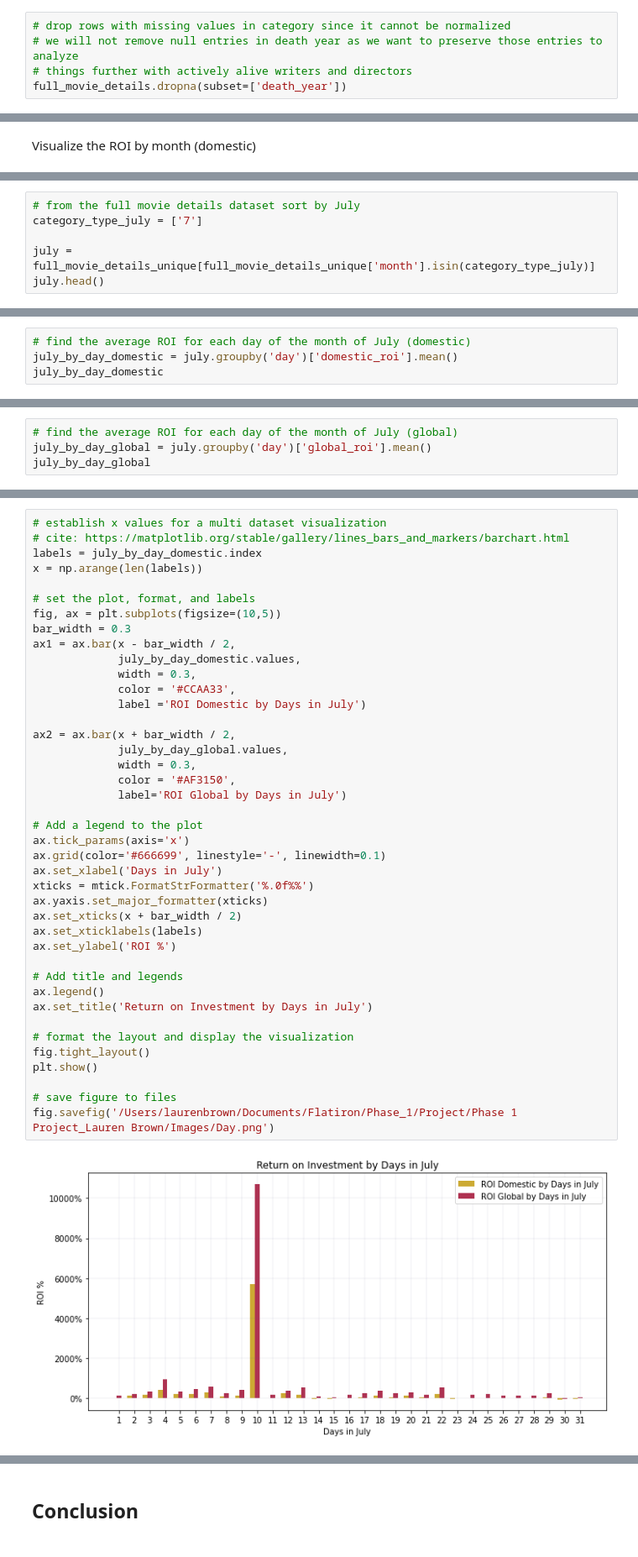
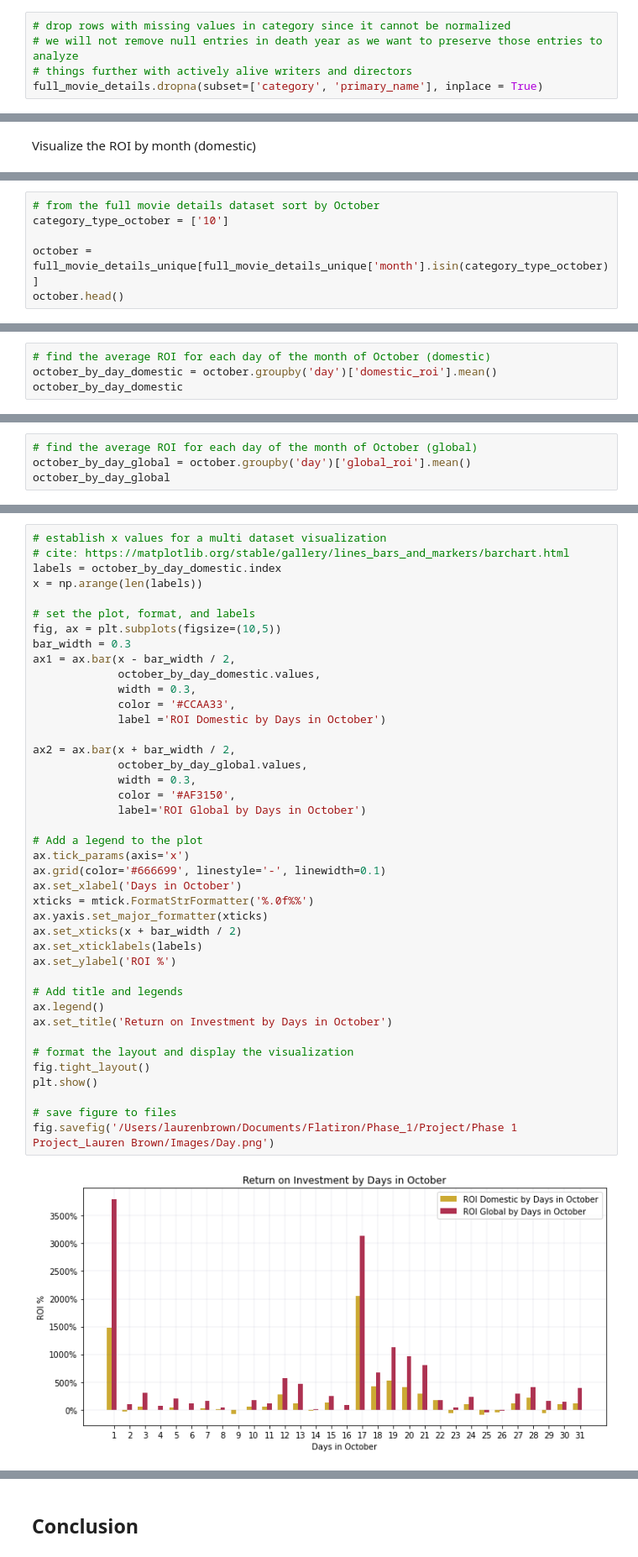
Before and after one commit to LaurenElaine/dsc-phase-1-project-v2-4, a Jupyter notebook: Microsoft Movie Studio Recommendations.ipynb, the cells around one changed output, grey strips where cells are left out. Shown at 84% size. Cells and saved outputs as stored; diff of their text form.

```diff
--- a/Microsoft Movie Studio Recommendations.ipynb
+++ b/Microsoft Movie Studio Recommendations.ipynb
@@ -819,4 +819,4 @@ full_movie_details.drop(columns = ['primary_title', 'start_year', 'averagerating
 # drop rows with missing values in category since it cannot be normalized
 # we will not remove null entries in death year as we want to preserve those entries to analyze
 # things further with actively alive writers and directors
-full_movie_details.dropna(subset=['death_year'])
+full_movie_details.dropna(subset=['category', 'primary_name'], inplace = True)
@@ -2611,8 +2603,8 @@ As we can see from the analysis above, that July has prevailed as the most profi
 # %%
-# from the full movie details dataset sort by July
-category_type_july = ['7']
+# from the full movie details dataset sort by October
+category_type_october = ['10']
 
-july = full_movie_details_unique[full_movie_details_unique['month'].isin(category_type_july)]
-july.head()
+october = full_movie_details_unique[full_movie_details_unique['month'].isin(category_type_october)]
+october.head()
 # %% [output]
 |  | id | release_date | movie | production_budget | domestic_gross | worldwide_gross | death_year | ... |
@@ -2624,6 +2616,6 @@ july.head()
 # %%
-# find the average ROI for each day of the month of July (domestic)
-july_by_day_domestic = july.groupby('day')['domestic_roi'].mean()
-july_by_day_domestic
+# find the average ROI for each day of the month of October (domestic)
+october_by_day_domestic = october.groupby('day')['domestic_roi'].mean()
+october_by_day_domestic
 # %% [output]
 day
@@ -2645,7 +2637,7 @@ day
 Name: domestic_roi, dtype: float64
 # %%
-# find the average ROI for each day of the month of July (global)
-july_by_day_global = july.groupby('day')['global_roi'].mean()
-july_by_day_global
+# find the average ROI for each day of the month of October (global)
+october_by_day_global = october.groupby('day')['global_roi'].mean()
+october_by_day_global
 # %% [output]
 day
@@ -2668,46 +2662,46 @@ Name: global_roi, dtype: float64
 # %%
 # establish x values for a multi dataset visualization
 # cite: https://matplotlib.org/stable/gallery/lines_bars_and_markers/barchart.html
-labels = july_by_day_domestic.index
+labels = october_by_day_domestic.index
 x = np.arange(len(labels))
 
 # set the plot, format, and labels
 fig, ax = plt.subplots(figsize=(10,5))
 bar_width = 0.3
 ax1 = ax.bar(x - bar_width / 2,
-             july_by_day_domestic.values,
+             october_by_day_domestic.values,
              width = 0.3,
              color = '#CCAA33',
-             label ='ROI Domestic by Days in July')
+             label ='ROI Domestic by Days in October')
 
 ax2 = ax.bar(x + bar_width / 2,
-             july_by_day_global.values,
+             october_by_day_global.values,
              width = 0.3,
              color = '#AF3150',
-             label='ROI Global by Days in July')
+             label='ROI Global by Days in October')
 
 # Add a legend to the plot
 ax.tick_params(axis='x')
 ax.grid(color='#666699', linestyle='-', linewidth=0.1)
-ax.set_xlabel('Days in July')
+ax.set_xlabel('Days in October')
 xticks = mtick.FormatStrFormatter('%.0f%%')
 ax.yaxis.set_major_formatter(xticks)
 ax.set_xticks(x + bar_width / 2)
 ax.set_xticklabels(labels)
 ax.set_ylabel('ROI %')
 
 # Add title and legends
 ax.legend()
-ax.set_title('Return on Investment by Days in July')
+ax.set_title('Return on Investment by Days in October')
 
 # format the layout and display the visualization
 fig.tight_layout()
 plt.show()
 
 # save figure to files
 fig.savefig('/Users/laurenbrown/Documents/Flatiron/Phase_1/Project/Phase 1 Project_Lauren Brown/Images/Day.png')
 # %% [output]
-[figure, old version]
+[figure, new version]
 # %% [markdown]
 #### Recommendation
 
```
Also changed, not shown: parts of 67 cells of this notebook, 5 other files.
